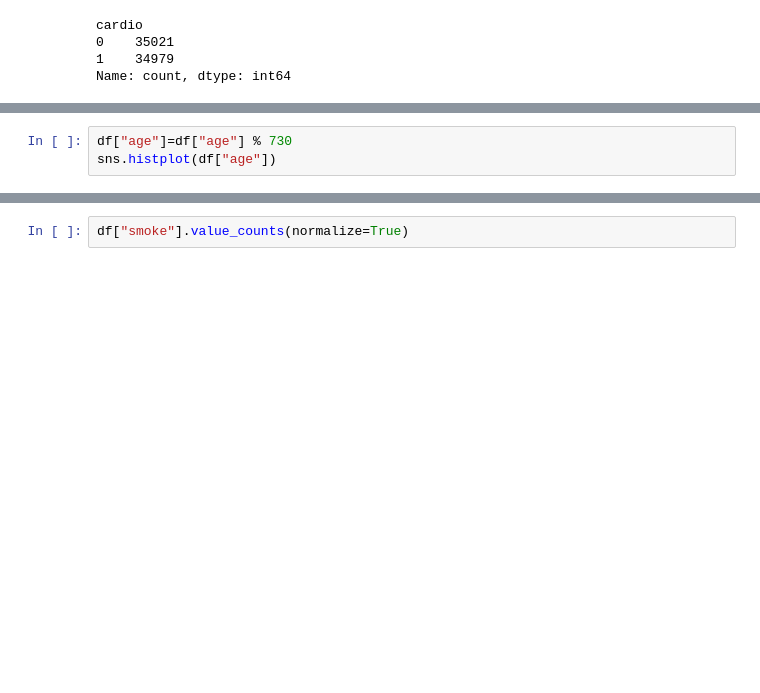
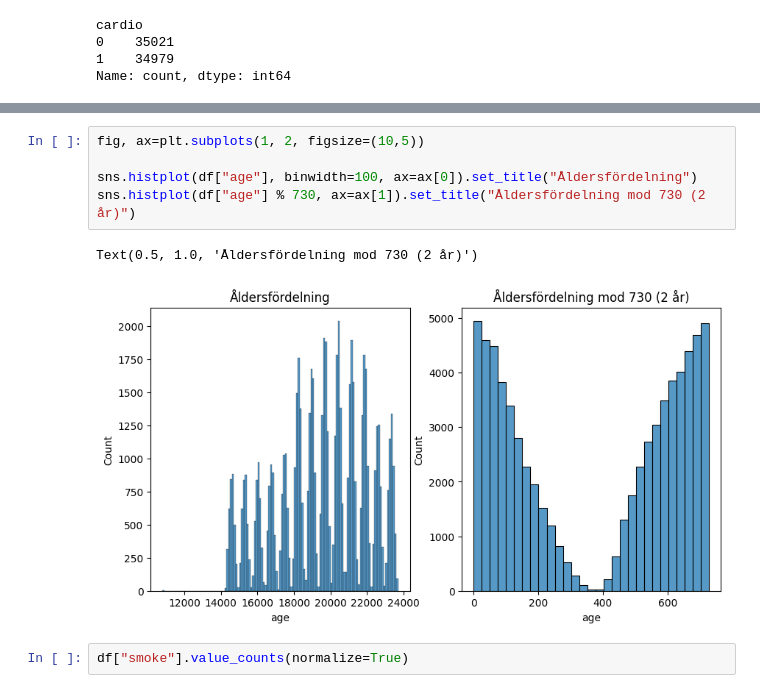
Before and after one commit to bearwinterfirth/medical, a Jupyter notebook: disease_prediction_1.ipynb, the cells around one changed output, grey strips where cells are left out. Cells and saved outputs as stored; diff of their text form; blank space fills up the shorter version.

```diff
--- a/disease_prediction_1.ipynb
+++ b/disease_prediction_1.ipynb
@@ -38,3 +37,0 @@ Se cirkeldiagram ovan. Vi ser att ca 3/4 av testpersonerna har normala kolestero
-# %%
-df["age"]=df["age"] % 730
-sns.histplot(df["age"])
@@ -46,3 +42,11 @@ Skriv lite här om skumma åldersfördelningen...
+# %%
+fig, ax=plt.subplots(1, 2, figsize=(10,5))
+
+sns.histplot(df["age"], binwidth=100, ax=ax[0]).set_title("Åldersfördelning")
+sns.histplot(df["age"] % 730, ax=ax[1]).set_title("Åldersfördelning mod 730 (2 år)")
+# %% [output]
+Text(0.5, 1.0, 'Åldersfördelning mod 730 (2 år)')
+[figure, added]
 # %%
 df["smoke"].value_counts(normalize=True)
 # %% [output]
```
Also changed, not shown: parts of 9 cells of this notebook, 1 other file.
